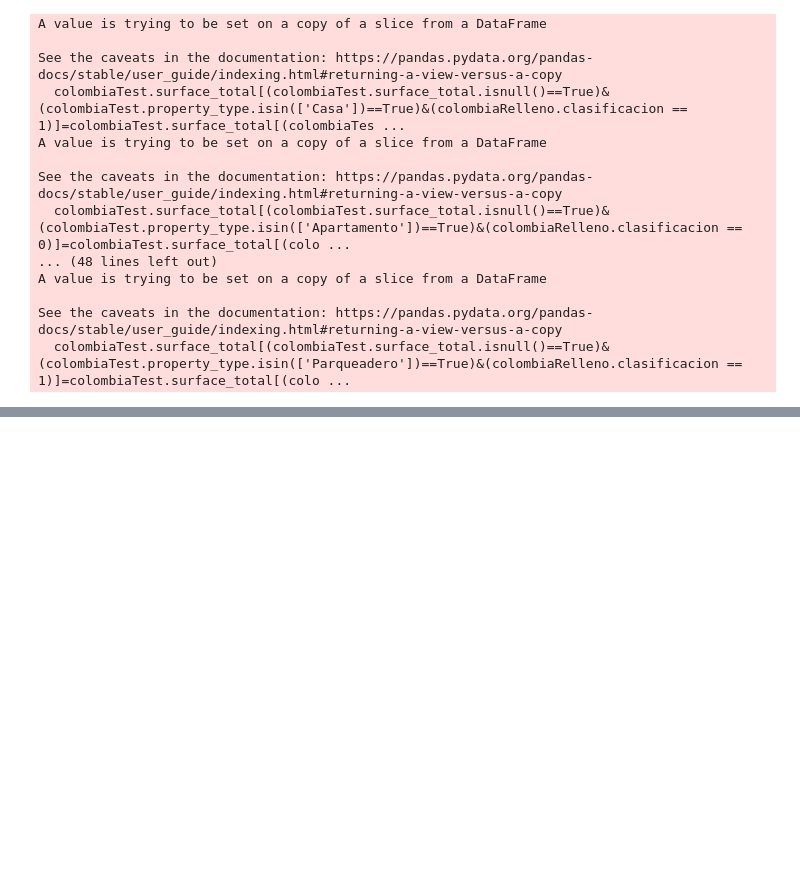
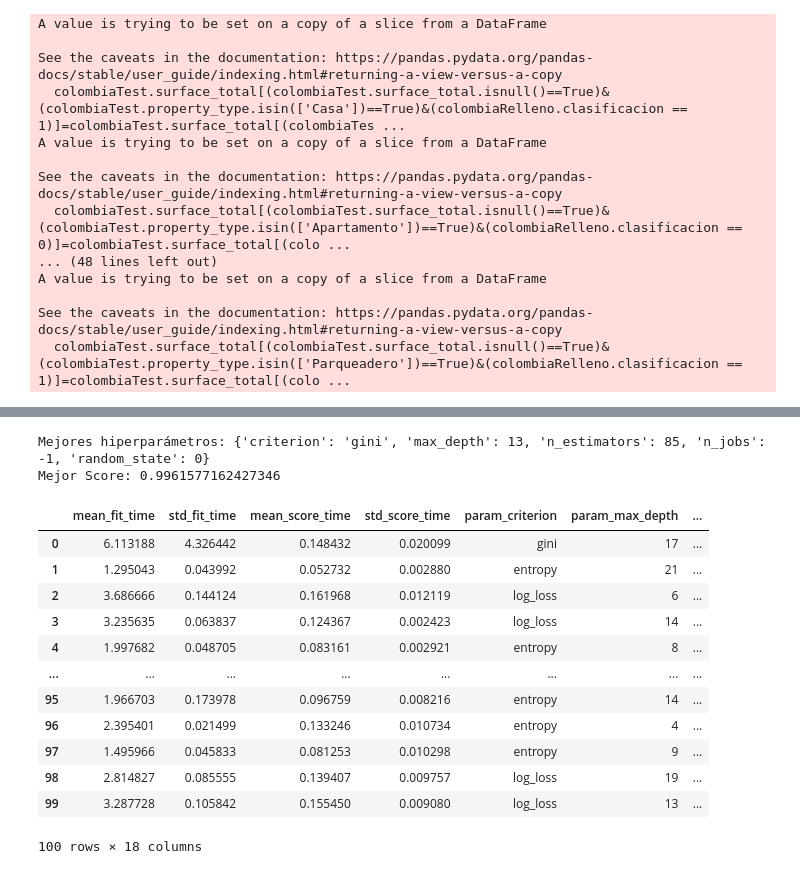
Before and after one commit to Sebas1412/PI02_DATA_MACHINE_LEARNING, a Jupyter notebook: PI_ML04.ipynb, the cells around one changed output, grey strips where cells are left out. Saved outputs shown, nothing was run; the diff lists cells and outputs as text; code cells hidden in the pictures; blank space fills up the shorter version.

```diff
--- a/PI_ML04.ipynb
+++ b/PI_ML04.ipynb
@@ -872,0 +1169,4 @@ colombiaTest.surface_total[(colombiaTest.property_type.isin(['Local comercial'])
+# %%
+modelclf = RandomForestClassifier(n_estimators=100,max_depth=10, random_state = 0)
+# %%
+modelclf.fit(scX_train, yR_train)
@@ -872,0 +1205,13 @@ colombiaTest.surface_total[(colombiaTest.property_type.isin(['Local comercial'])
+# %%
+param_dist3 = {'n_estimators':sp.stats.randint(1,101),
+              'max_depth': sp.stats.randint(2,25),
+              'n_jobs':[-1],
+              'random_state':[0],
+              'criterion' :["gini", "entropy", "log_loss"]
+              }
+# %%
+clf2 = RandomForestClassifier()
+model4 = RandomizedSearchCV(clf2, param_dist3,n_iter=100, random_state=0, cv=5)
+
+# Entrenamos knn con la grilla
+model4.fit(scX_train, yR_train)
@@ -872,0 +1226,22 @@ colombiaTest.surface_total[(colombiaTest.property_type.isin(['Local comercial'])
+# %%
+print("Mejores hiperparámetros: "+str(model4.best_params_))
+print("Mejor Score: "+str(model4.best_score_)+'\n')
+
+scores4 = pd.DataFrame(model4.cv_results_)
+scores4
+# %% [output]
+Mejores hiperparámetros: {'criterion': 'gini', 'max_depth': 13, 'n_estimators': 85, 'n_jobs': -1, 'random_state': 0}
+Mejor Score: 0.9961577162427346
+|  | mean_fit_time | std_fit_time | mean_score_time | std_score_time | param_criterion | param_max_depth | ... |
+| 0 | 6.113188 | 4.326442 | 0.148432 | 0.020099 | gini | 17 | ... |
+| 1 | 1.295043 | 0.043992 | 0.052732 | 0.002880 | entropy | 21 | ... |
+| 2 | 3.686666 | 0.144124 | 0.161968 | 0.012119 | log_loss | 6 | ... |
+| 3 | 3.235635 | 0.063837 | 0.124367 | 0.002423 | log_loss | 14 | ... |
+| 4 | 1.997682 | 0.048705 | 0.083161 | 0.002921 | entropy | 8 | ... |
+| ... | ... | ... | ... | ... | ... | ... | ... |
+| 95 | 1.966703 | 0.173978 | 0.096759 | 0.008216 | entropy | 14 | ... |
+| 96 | 2.395401 | 0.021499 | 0.133246 | 0.010734 | entropy | 4 | ... |
+| 97 | 1.495966 | 0.045833 | 0.081253 | 0.010298 | entropy | 9 | ... |
+| 98 | 2.814827 | 0.085555 | 0.139407 | 0.009757 | log_loss | 19 | ... |
+| 99 | 3.287728 | 0.105842 | 0.155450 | 0.009080 | log_loss | 13 | ... |
+100 rows × 18 columns
```
Also changed, not shown: parts of 77 cells of this notebook, 7 other files.
